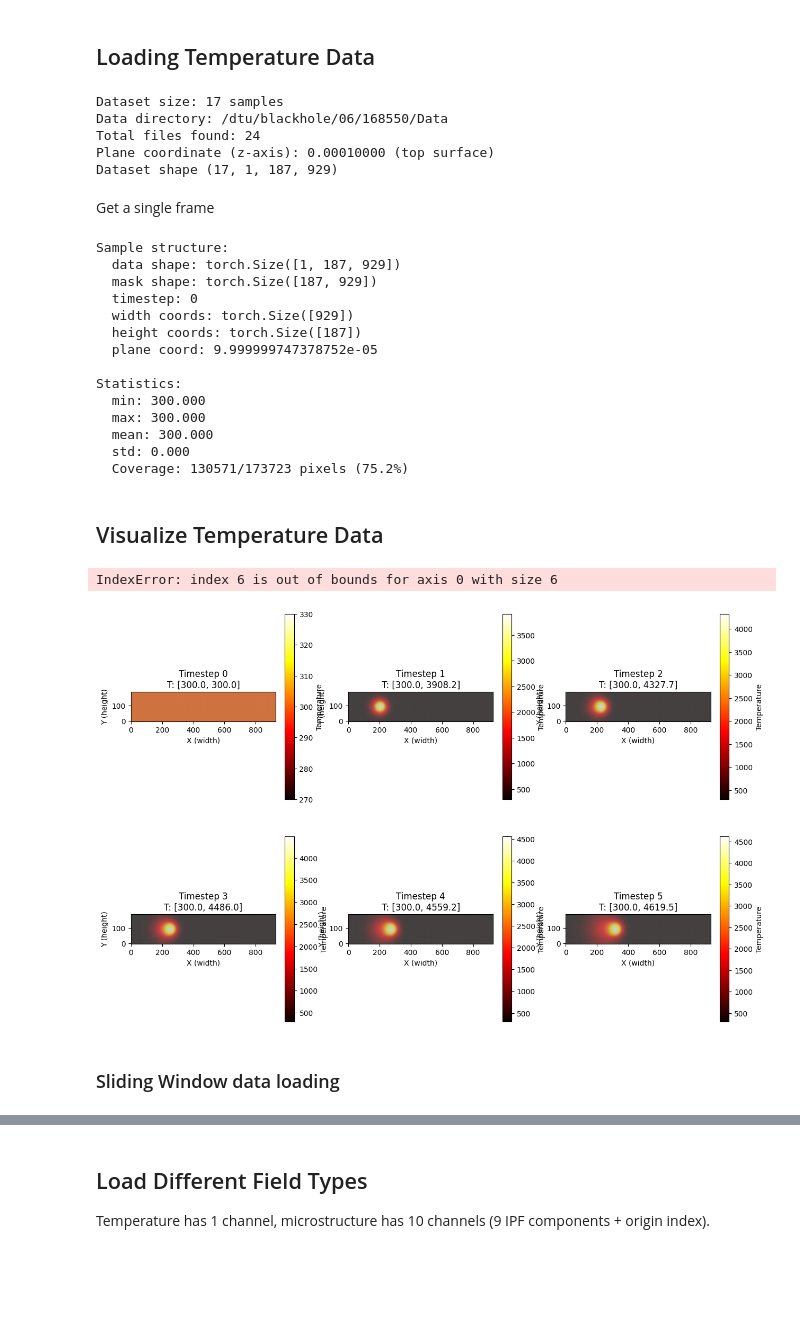
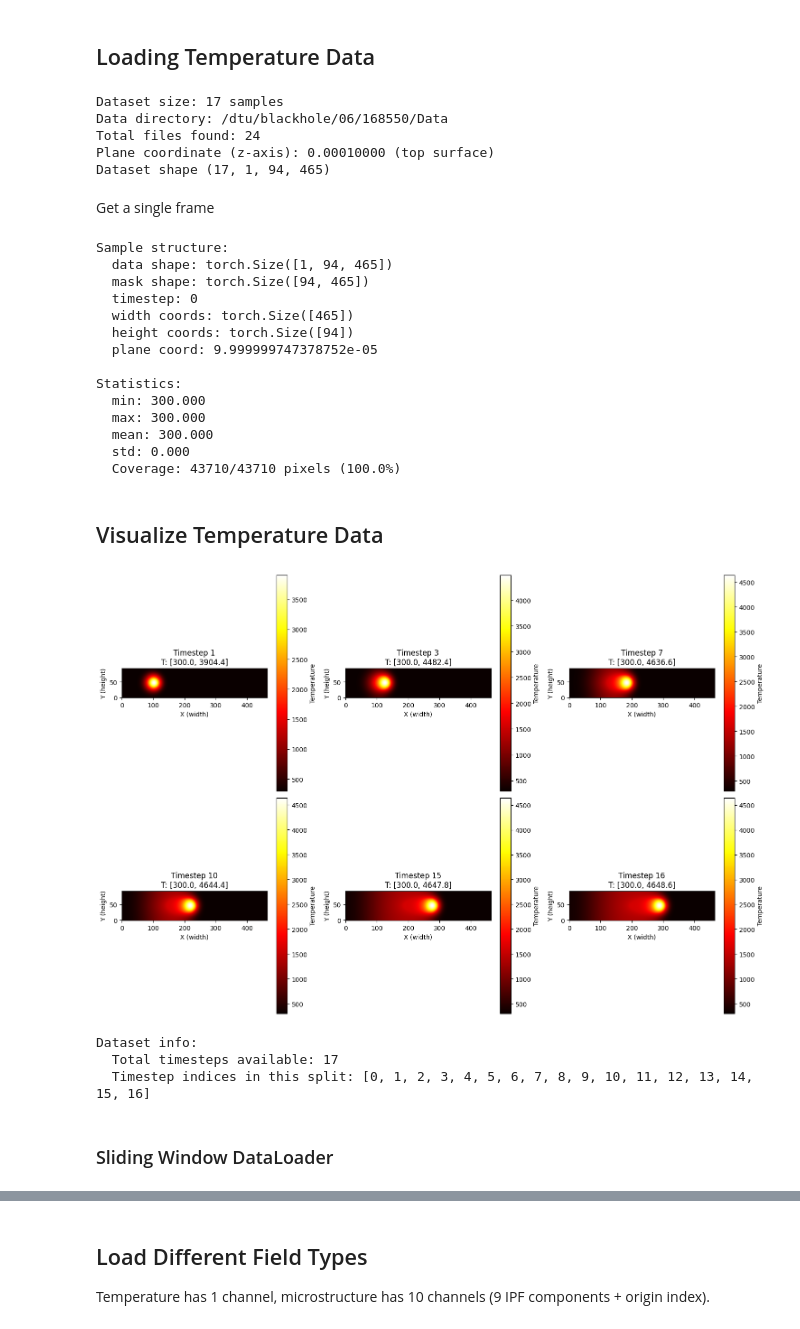
Before and after one commit to MadSoeDK/LASERNet, a Jupyter notebook: notebooks/data-loading-demo.ipynb, the cells around one changed output, grey strips where cells are left out. Drawn from its saved outputs; the diff is of its cells as text; code cells hidden in the pictures; blank space fills up the shorter version.

```diff
--- a/notebooks/data-loading-demo.ipynb
+++ b/notebooks/data-loading-demo.ipynb
@@ -28,7 +28,6 @@ dataset = PointCloudDataset(
     plane="xy",
     split="train",
     plane_index=-1, # top (highest z coordinate)
-    axis_scan_files=3  # Scan fewer files for faster initialization
 )
 
 print(f"Dataset size: {len(dataset)} samples")
@@ -41,7 +40,7 @@ Dataset size: 17 samples
 Data directory: /dtu/blackhole/06/168550/Data
 Total files found: 24
 Plane coordinate (z-axis): 0.00010000 (top surface)
-Dataset shape (17, 1, 187, 929)
+Dataset shape (17, 1, 94, 465)
 # %% [markdown]
 Get a single frame
 # %%
@@ -68,11 +67,11 @@ print(f"  std: {valid_data.std():.3f}")
 print(f"  Coverage: {mask.sum()}/{mask.numel()} pixels ({100*mask.float().mean():.1f}%)")
 # %% [output]
 Sample structure:
-  data shape: torch.Size([1, 187, 929])
-  mask shape: torch.Size([187, 929])
+  data shape: torch.Size([1, 94, 465])
+  mask shape: torch.Size([94, 465])
   timestep: 0
-  width coords: torch.Size([929])
-  height coords: torch.Size([187])
+  width coords: torch.Size([465])
+  height coords: torch.Size([94])
   plane coord: 9.999999747378752e-05
 
 Statistics:
@@ -80,7 +79,7 @@ Statistics:
   max: 300.000
   mean: 300.000
   std: 0.000
-  Coverage: 130571/173723 pixels (75.2%)
+  Coverage: 43710/43710 pixels (100.0%)
 # %% [markdown]
 ## Visualize Temperature Data
 # %%
@@ -91,7 +90,7 @@ import numpy as np
 fig, axes = plt.subplots(2, 3, figsize=(15, 10))
 axes = axes.flatten()
 
-for i, timestep_idx in enumerate(range(16)):
+for i, timestep_idx in enumerate([1, 3, 7, 10, 15, 16]):
     if timestep_idx >= len(dataset):
         timestep_idx = len(dataset) - 1
 
@@ -99,37 +98,39 @@ for i, timestep_idx in enumerate(range(16)):
     temp_data = sample['data'][0].numpy()  # First (and only) channel
     temp_mask = sample['mask'].numpy()
 
     # Apply mask and get valid data
     temp_data_masked = np.ma.masked_where(~temp_mask, temp_data)
 
     # Get statistics of valid data
     valid_data = temp_data[temp_mask]
 
     ax = axes[i]
     if valid_data.size > 0:
         # Plot with proper color range
         im = ax.imshow(temp_data_masked, cmap='hot', origin='lower',
                       vmin=valid_data.min(), vmax=valid_data.max())
         plt.colorbar(im, ax=ax, label='Temperature')
         ax.set_title(f'Timestep {sample["timestep"]}\nT: [{valid_data.min():.1f}, {valid_data.max():.1f}]')
     else:
         ax.imshow(temp_mask, cmap='gray', origin='lower')
         ax.set_title(f'Timestep {sample["timestep"]}\n(No valid data)')
 
     ax.set_xlabel('X (width)')
     ax.set_ylabel('Y (height)')
 
 plt.tight_layout()
 plt.show()
 
 print("\nDataset info:")
 print(f"  Total timesteps available: {len(dataset)}")
 print(f"  Timestep indices in this split: {dataset.timesteps}")
 # %% [output]
+[figure, new version]
-IndexError: index 6 is out of bounds for axis 0 with size 6
+Dataset info:
+  Total timesteps available: 17
+  Timestep indices in this split: [0, 1, 2, 3, 4, 5, 6, 7, 8, 9, 10, 11, 12, 13, 14, 15, 16]
-[figure, old version]
 # %% [markdown]
-### Sliding Window data loading
+### Sliding Window DataLoader
 # %%
 from lasernet.utils.plot import plot_sliding_window
 
```
Also changed, not shown: parts of 18 cells of this notebook, 2 other files.
